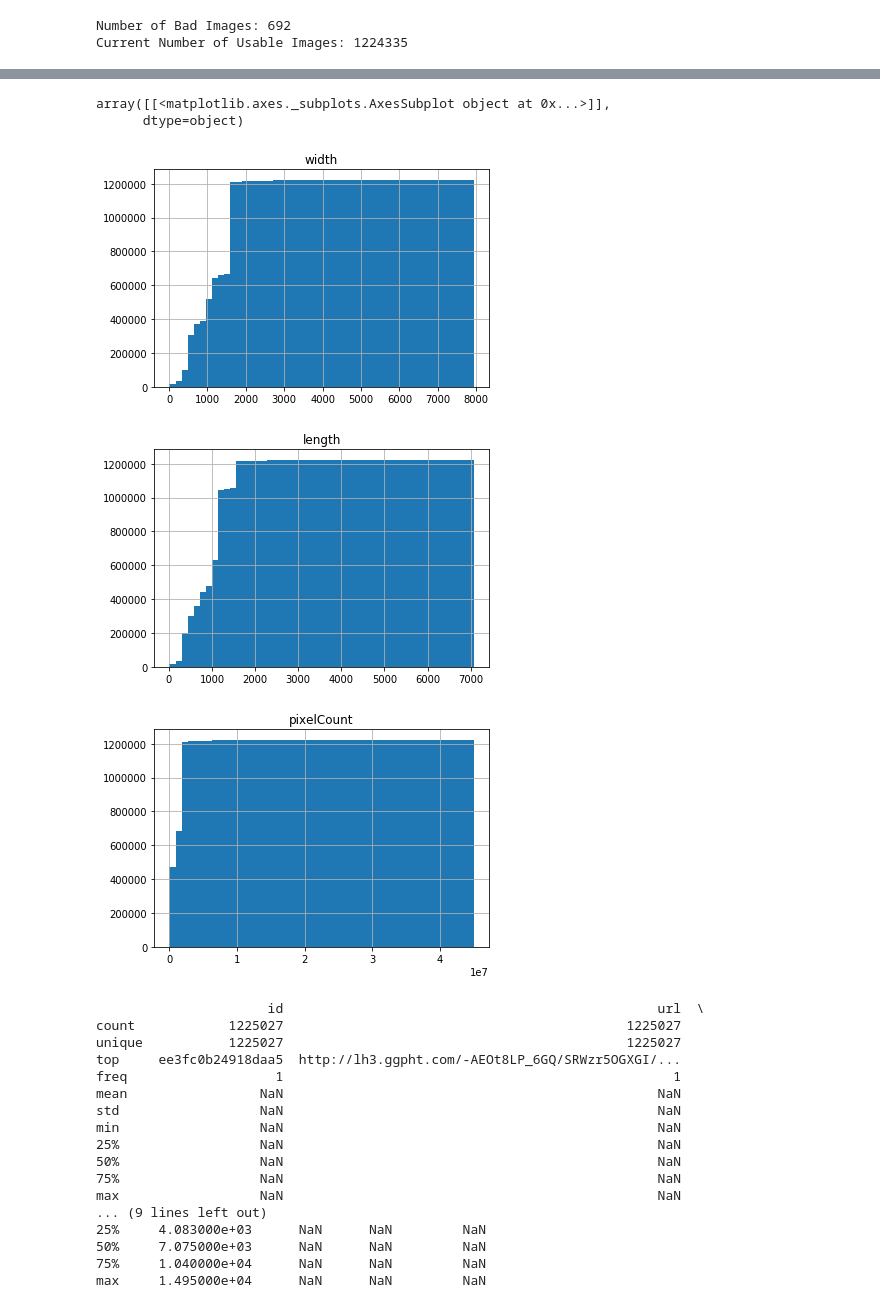
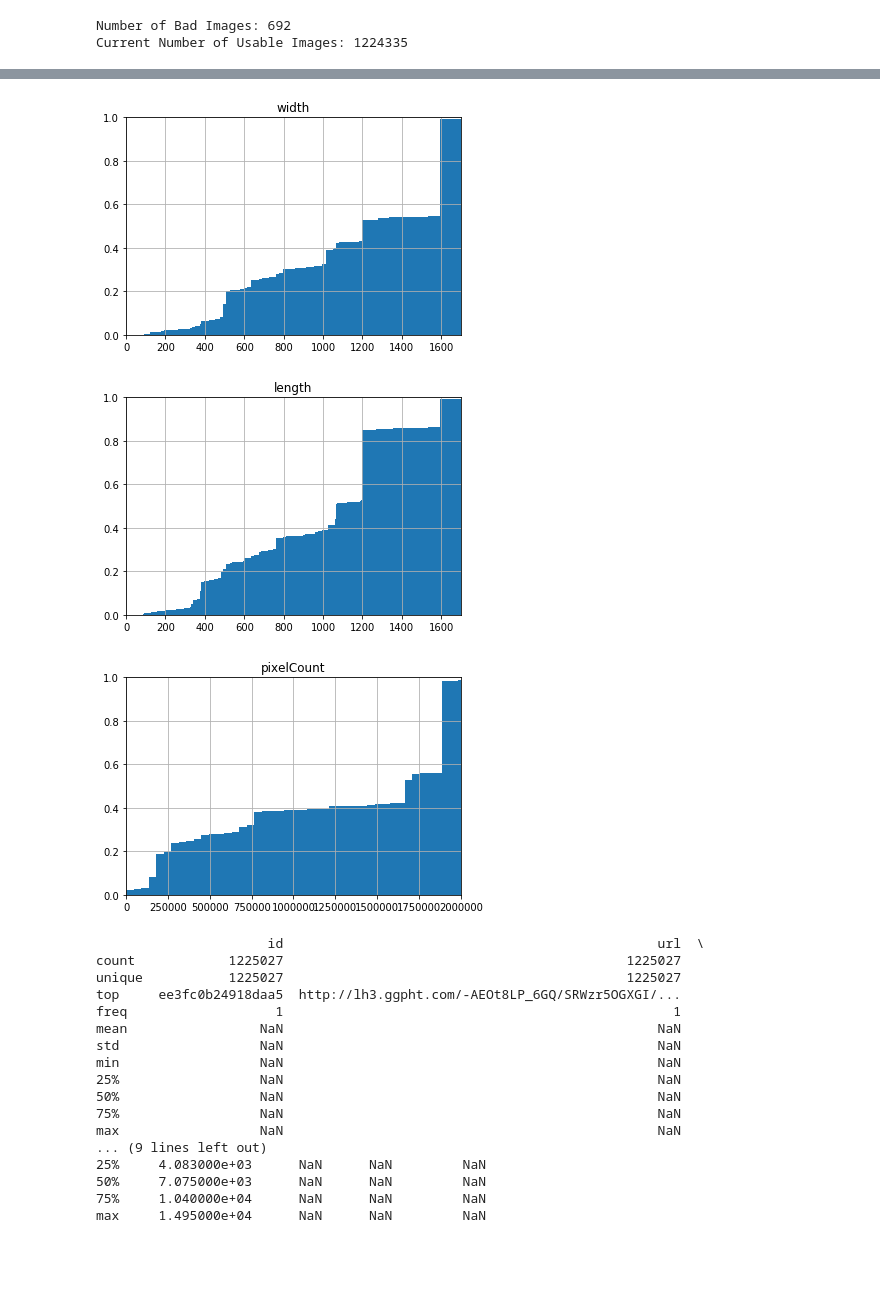
Before and after one commit to ghosalya/kaggle-landmark-recog, a Jupyter notebook: data_analysis.ipynb, the cells around one changed output, grey strips where cells are left out. Saved outputs shown, nothing was run; the diff lists cells and outputs as text; code cells hidden in the pictures; blank space fills up the shorter version.

```diff
--- a/data_analysis.ipynb
+++ b/data_analysis.ipynb
@@ -128,13 +129,19 @@ dataset.describe(include="all")
-# %%
-dataset.hist(cumulative=True, column="width", bins=50)
-dataset.hist(cumulative=True, column="length", bins=50)
-dataset.hist(cumulative=True, column="pixelCount", bins=50)
-# %% [output]
-array([[<matplotlib.axes._subplots.AxesSubplot object at 0x...>]],
-      dtype=object)
-[figure, removed]
-[figure, removed]
-[figure, removed]
+# %%
+ylim = 1
+dataset.hist(cumulative=True, column="width", bins=1000, density=True)
+plt.ylim(0,ylim)
+plt.xlim(0,2000*0.85)
+dataset.hist(cumulative=True, column="length", bins=1000, density=True)
+plt.ylim(0,ylim)
+plt.xlim(0,2000*0.85)
+dataset.hist(cumulative=True, column="pixelCount", bins=1000, density=True)
+plt.ylim(0,ylim)
+plt.xlim(0,2000*2000*0.5)
+plt.show()
+# %% [output]
+[figure, added]
+[figure, added]
+[figure, added]
 # %%
 data_freq = dataset.groupby('pixelCount').size().reset_index(name='counts')
 print('Maximum:', data_freq['counts'].max())
```
Also changed, not shown: parts of 2 cells of this notebook.
